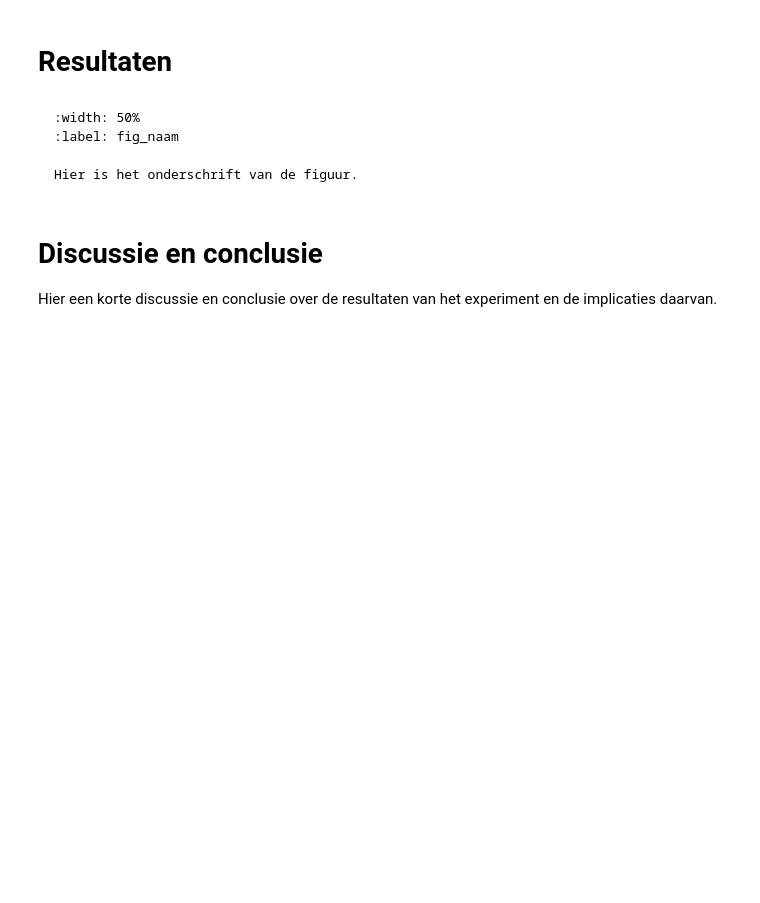
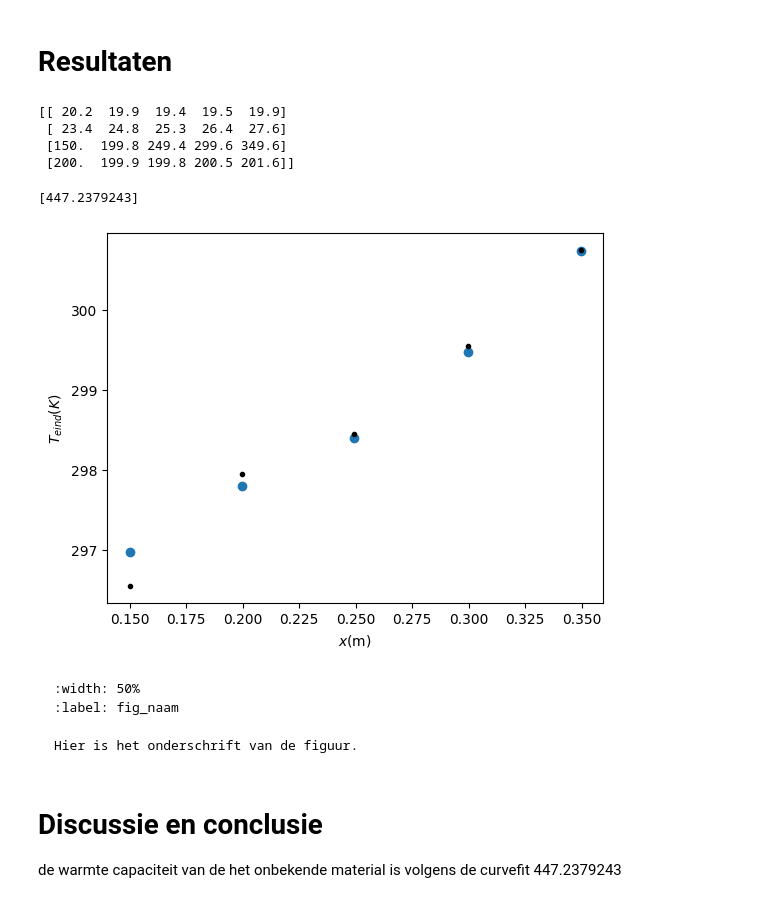
Before and after one commit to sirk3210/practicum-kris-en-isa, a Jupyter notebook: Content/Labs/Warmtecapaciteit.ipynb, the cells around one changed output. Cells and saved outputs as stored; diff of their text form; code cells hidden in the pictures; blank space fills up the shorter version.

````diff
--- a/Content/Labs/Warmtecapaciteit.ipynb
+++ b/Content/Labs/Warmtecapaciteit.ipynb
@@ -68,26 +68,58 @@ Het voorbeeld kun je natuurlijk straks verwijderen.
 ```
 # %% [markdown]
 # Resultaten
+# %%
+import numpy as np
+import matplotlib.pyplot as plt
+from scipy.optimize import curve_fit
+import pandas as pd
+
+
+data = np.array(pd.read_excel(r'mettingen_warmtecapaciteit_kris_RAW.xlsx', header=1).transpose())
+print(data)
+Tw_b = data[0,:]+273.15         #K
+mw = data[3,:]/1000             #kg
+mm = data[2,:]/1000             #kg
+Tm_b = (np.ones(5)*69.1)+273.15 #K
+Te = data[1,:]+273.15           #K
+cw= 4187                        #J/(kgK)
+# %% [output]
+[[ 20.2  19.9  19.4  19.5  19.9]
+ [ 23.4  24.8  25.3  26.4  27.6]
+ [150.  199.8 249.4 299.6 349.6]
+ [200.  199.9 199.8 200.5 201.6]]
 # %%
 # Sla figuren op met
 #
 # plt.savefig("Figuren/naam.png", dpi=450)
 # waarbij naam vervangen wordt door de bestandsnaam.
 # Onderstaande voorbeeld code en output grafiek
-import numpy as np
-import matplotlib.pyplot as plt
 
-x = np.linspace(0,10,11)
-y = 2*x
+def func(x, cm):
+    Tw_b, Tm_b, mw, mm = x
+    return (cw*mw*Tw_b+cm*mm*Tm_b)/(cw*mw+cm*mm)
+
+x = [Tw_b, Tm_b, mw, mm]
+
+popt, pcov = curve_fit(func, x, Te)
+print(popt)
+
+# x = np.linspace(0,10,11)
+# y = 2*x
+t = [1,2,3,4,5]
 
 # Maken van de grafiek
 plt.figure()
 plt.xlabel('$x$(m)')
-plt.ylabel('$y(m)$')
+plt.ylabel('$T_{eind}(K)$')
 
-plt.plot(x,y,'k.')
-plt.savefig("figures/naam.png", dpi=450)
+plt.plot(mm,Te,'k.')
+plt.scatter(mm, func(x, popt[0]))
+# plt.savefig("figures/naam.png", dpi=450)
 plt.show()
+# %% [output]
+[447.2379243]
+[figure, added]
 # %% [markdown]
 ```{figure} figures/naam.png
 :width: 50%
@@ -98,4 +130,4 @@ Hier is het onderschrift van de figuur.
 # %% [markdown]
 # Discussie en conclusie
 
-Hier een korte discussie en conclusie over de resultaten van het experiment en de implicaties daarvan.
+de warmte capaciteit van de het onbekende material is volgens de curvefit 447.2379243
````
Also changed, not shown: 3 other files.
